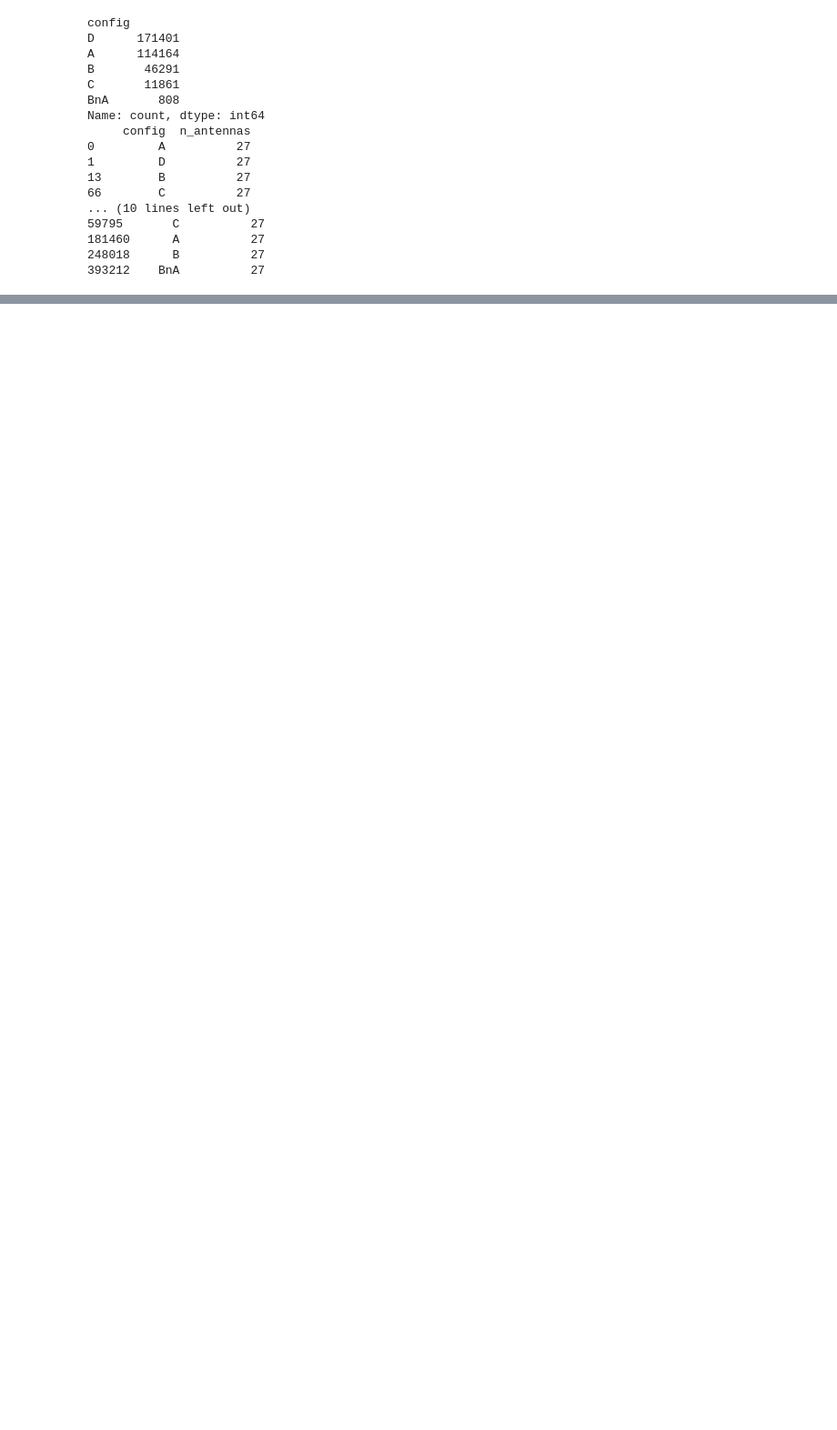
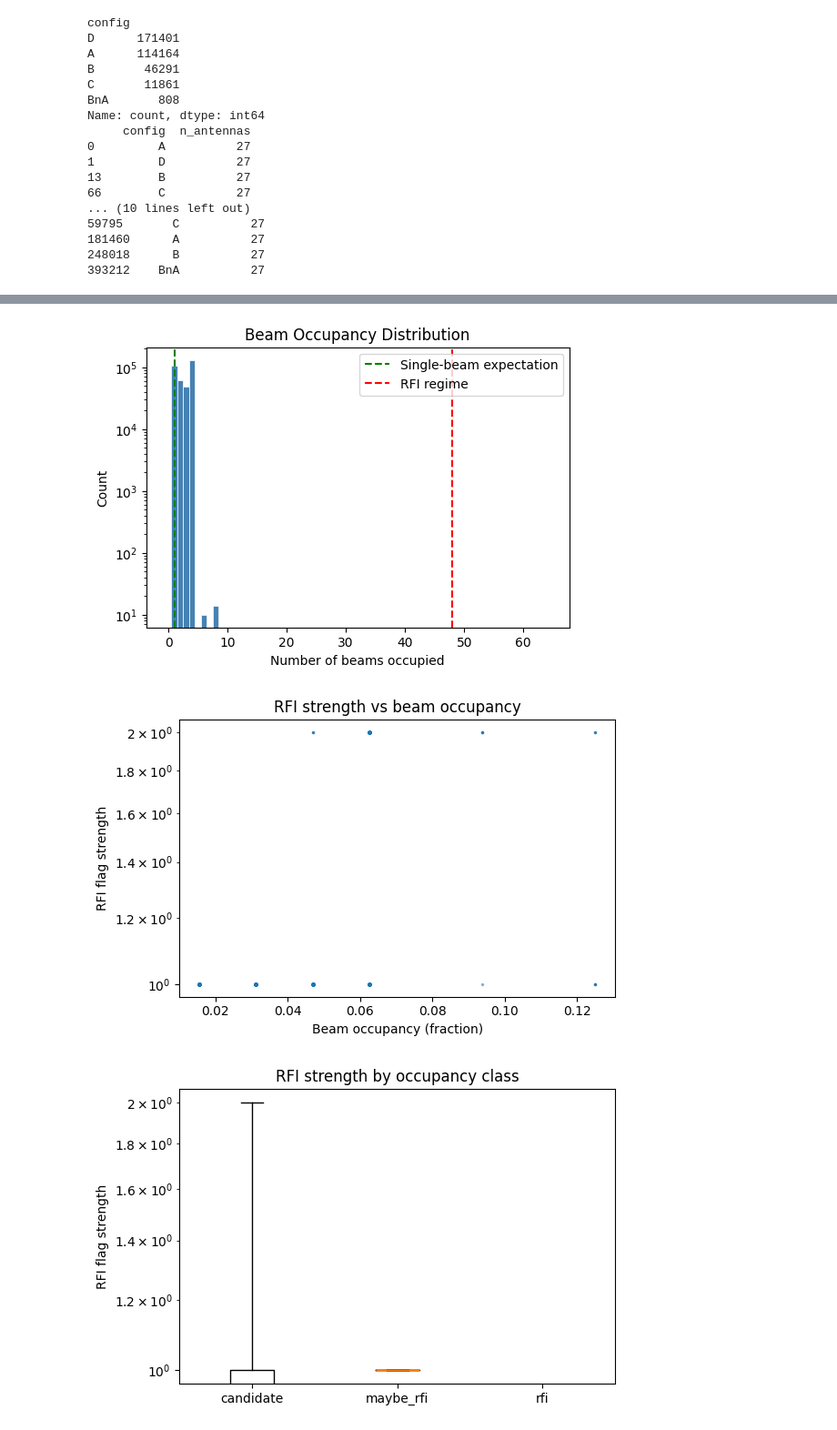
Before and after one commit to ELLAMBISHOP/RADAR, a Jupyter notebook: RFI_anomoly_analysis.ipynb, the cells around one changed output, grey strips where cells are left out. Shown at 91% size. Drawn from its saved outputs; the diff is of its cells as text; code cells hidden in the pictures; blank space fills up the shorter version.

```diff
--- a/RFI_anomoly_analysis.ipynb
+++ b/RFI_anomoly_analysis.ipynb
@@ -210,8 +230,9 @@ add_meerkat_config(gaia_df)
 # %%
-#    Adds VLA configuration (config), date, and number of antennas to a dataframe based on tstart (MJD).
-   # Expects df to contain a column 'tstart' in MJD format.
 def add_vla_config(df):
-
+    """
+    Adds VLA configuration (config), date, and number of antennas to a dataframe based on tstart (MJD).
+    Expects df to contain a column 'tstart' in MJD format.
+    """
 
     # --- Extended VLA configuration date ranges ---
     vla_config_ranges = [
@@ -277,6 +298,7 @@ def add_vla_config(df):
 
     return df
 
+
 full_df = add_vla_config(full_df)
 print(full_df['config'].value_counts())
 print(full_df[['config', 'n_antennas']].drop_duplicates())
@@ -784,9 +757,9 @@ def plot_beam_occupancy_distribution(df, occupancy_col="beam_occupancy",
 df_meerkat, occ_summary = compute_beam_occupancy(df_meerkat)
 df_meerkat = label_beam_occupancy_rfi(df_meerkat)
 
-df_vla, occ_summary_vla = compute_beam_occupancy(df_meerkat)
-df_vla= label_beam_occupancy_rfi(df_meerkat)
+df_vla, occ_summary_vla = compute_beam_occupancy(df_vla)
+df_vla= label_beam_occupancy_rfi(df_vla)
 
-df_vla_unmatched, occ_summary_vla_unmatched = compute_beam_occupancy(df_meerkat)
-df_vla_unmatched = label_beam_occupancy_rfi(df_meerkat)
+df_vla_unmatched, occ_summary_vla_unmatched = compute_beam_occupancy(df_vla_unmatched)
+df_vla_unmatched = label_beam_occupancy_rfi(df_vla_unmatched)
 # %%
@@ -873,0 +860,6 @@ Name: count, dtype: int64
+# %%
+call_plotting(df_vla)
+# %% [output]
+[figure, added]
+[figure, added]
+[figure, added]
```
Also changed, not shown: parts of 22 cells of this notebook, 1 other file.
